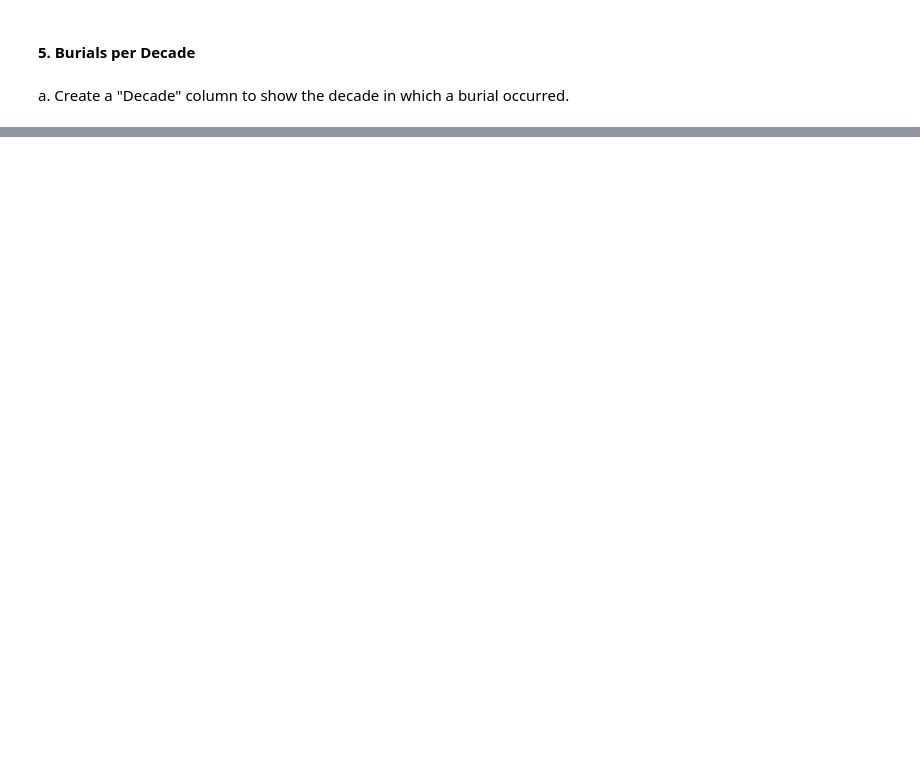
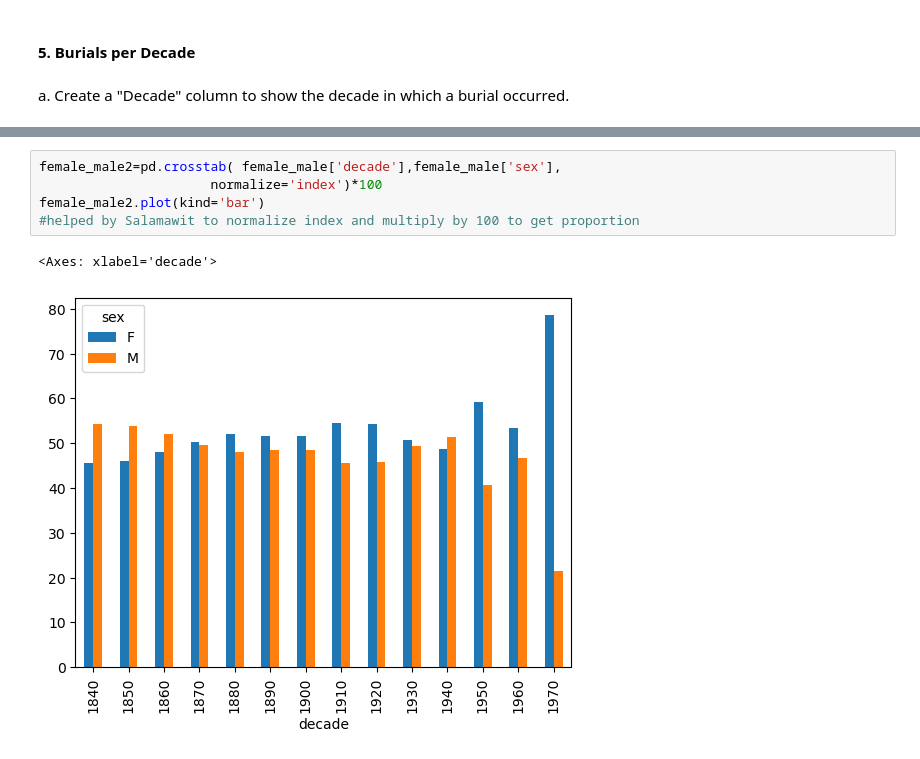
Before and after one commit to NSS-Data-Analytics-Cohort-10/advanced-pandas-megyg6, a Jupyter notebook: notebooks/nash_city_cemetery_pandas.ipynb, the cells around one changed output, grey strips where cells are left out. Cells and saved outputs as stored; diff of their text form; blank space fills up the shorter version.

```diff
--- a/notebooks/nash_city_cemetery_pandas.ipynb
+++ b/notebooks/nash_city_cemetery_pandas.ipynb
@@ -421,0 +415,8 @@ pd.crosstab(female_male['sex'], female_male['decade'],
+# %%
+female_male2=pd.crosstab( female_male['decade'],female_male['sex'],
+                      normalize='index')*100
+female_male2.plot(kind='bar')
+#helped by Salamawit to normalize index and multiply by 100 to get proportion
+# %% [output]
+<Axes: xlabel='decade'>
+[figure, added]
```
Also changed, not shown: parts of 39 cells of this notebook.
